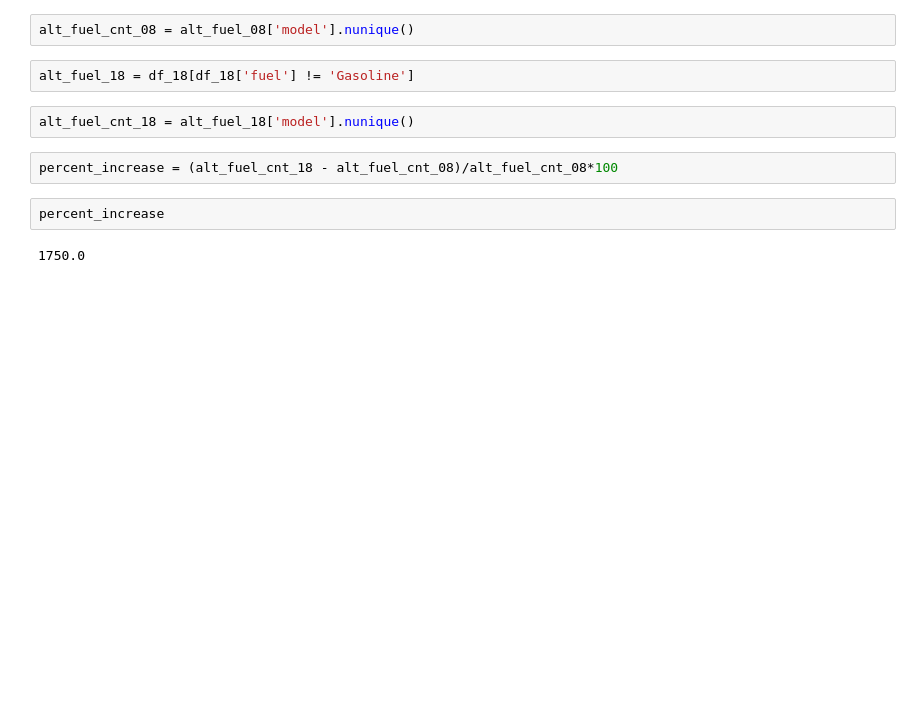
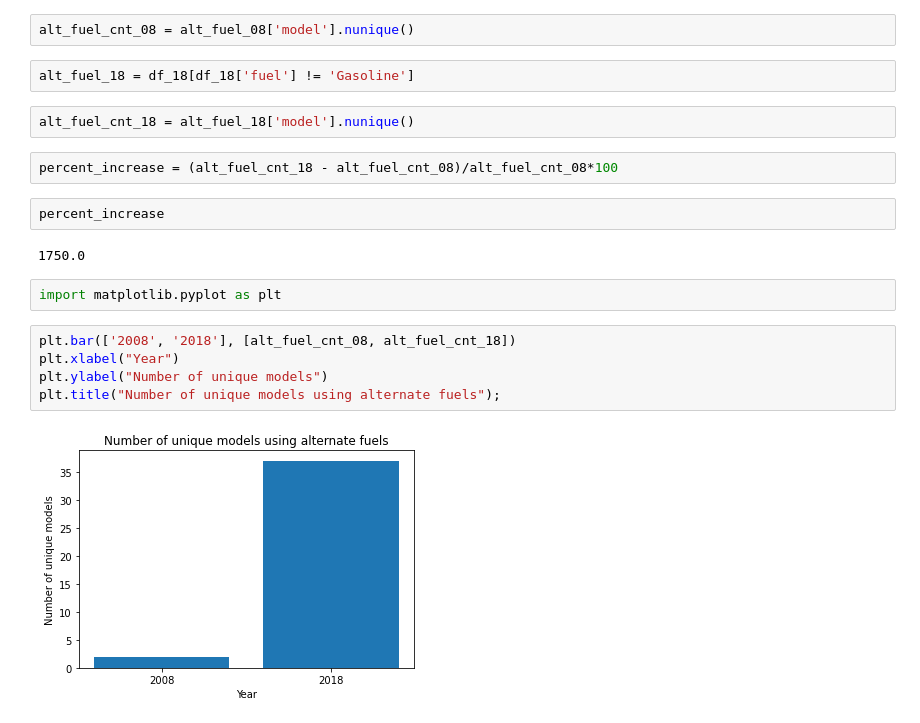
Before and after one commit to mohuma/DAND_data-analysis, a Jupyter notebook: Case Study 2/CaseStudy2.ipynb, the cells around one changed output. Cells and saved outputs as stored; diff of their text form; blank space fills up the shorter version.

```diff
--- a/Case Study 2/CaseStudy2.ipynb
+++ b/Case Study 2/CaseStudy2.ipynb
@@ -680,3 +680,12 @@ percent_increase = (alt_fuel_cnt_18 - alt_fuel_cnt_08)/alt_fuel_cnt_08*100
 percent_increase
 # %% [output]
 1750.0
+# %%
+import matplotlib.pyplot as plt
+# %%
+plt.bar(['2008', '2018'], [alt_fuel_cnt_08, alt_fuel_cnt_18])
+plt.xlabel("Year")
+plt.ylabel("Number of unique models")
+plt.title("Number of unique models using alternate fuels");
+# %% [output]
+[figure, added]
```
Also changed, not shown: parts of 32 cells of this notebook, 3 other files.
